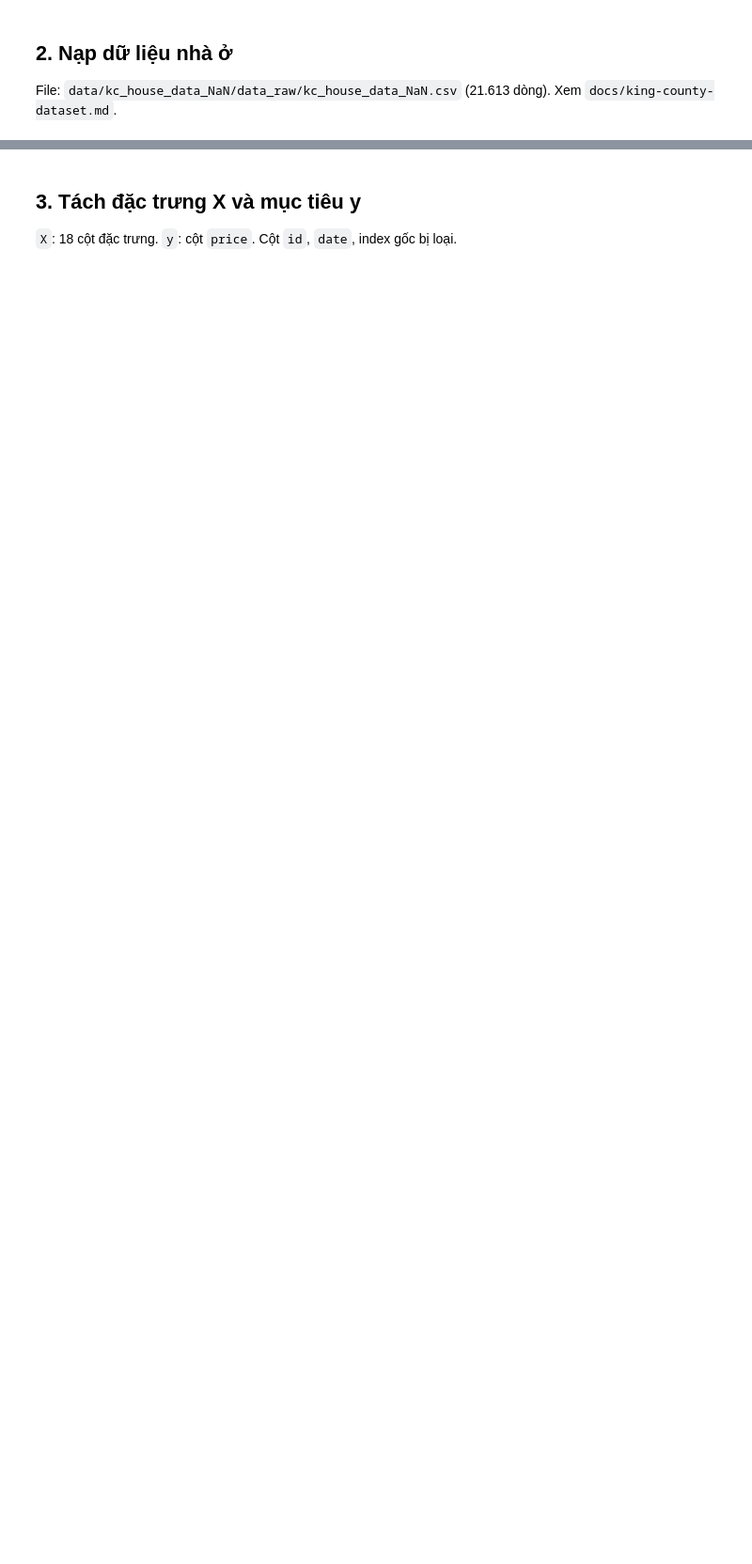
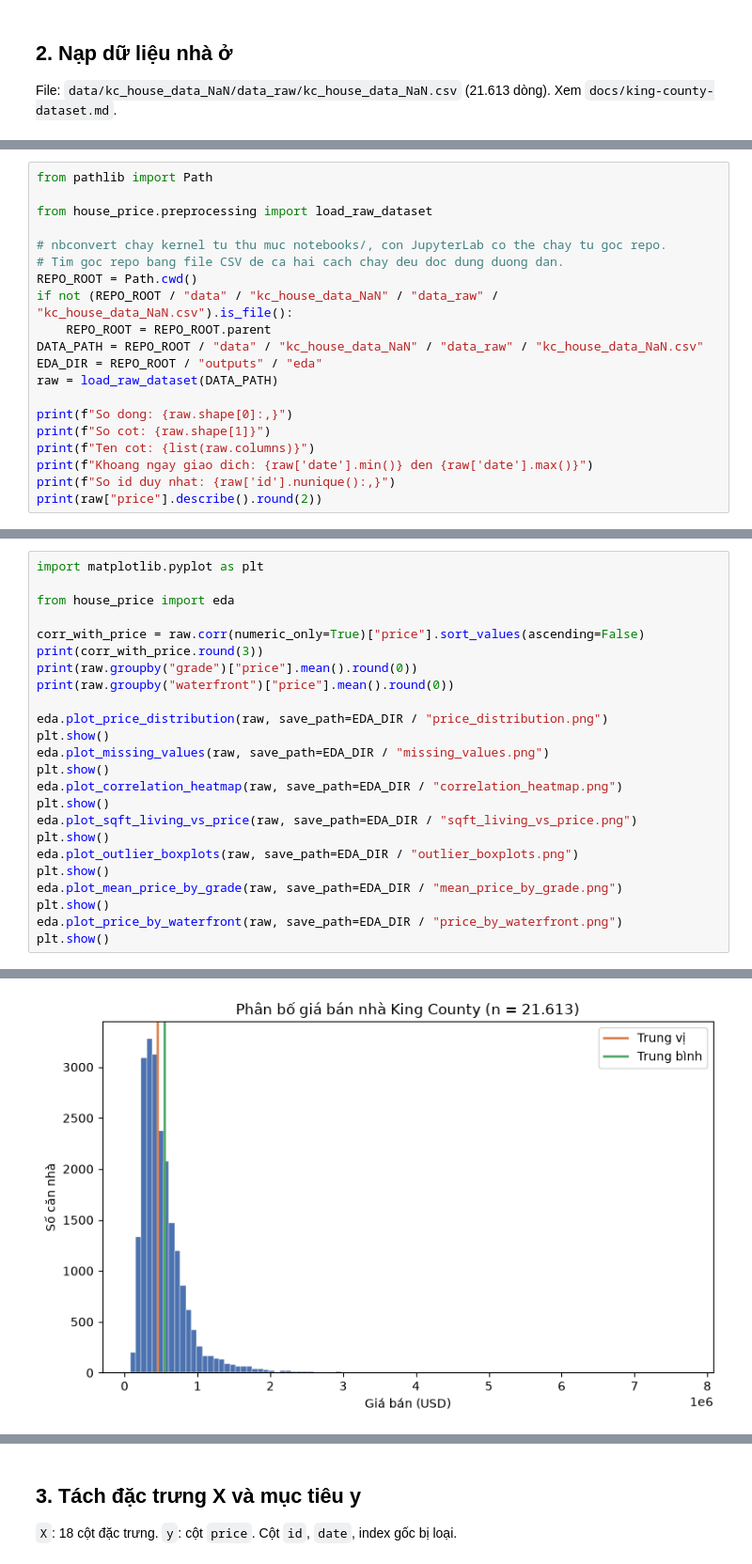
Before and after one commit to ThanhHuyMLE/Project_MachineLearning_Group5, a Jupyter notebook: notebooks/practice_04_mlp_regression.ipynb, the cells around one changed output, grey strips where cells are left out. Shown at 94% size. Cells and saved outputs as stored; diff of their text form; blank space fills up the shorter version.

Commit message:
DOCS(notebooks): add Student 1 analysis sections to practice notebook

```diff
--- a/notebooks/practice_04_mlp_regression.ipynb
+++ b/notebooks/practice_04_mlp_regression.ipynb
@@ -22,0 +33,20 @@ File: `data/kc_house_data_NaN/data_raw/kc_house_data_NaN.csv` (21.613 dòng). Xe
+# %%
+from pathlib import Path
+
+from house_price.preprocessing import load_raw_dataset
+
+# nbconvert chay kernel tu thu muc notebooks/, con JupyterLab co the chay tu goc repo.
+# Tim goc repo bang file CSV de ca hai cach chay deu doc dung duong dan.
+REPO_ROOT = Path.cwd()
+if not (REPO_ROOT / "data" / "kc_house_data_NaN" / "data_raw" / "kc_house_data_NaN.csv").is_file():
+    REPO_ROOT = REPO_ROOT.parent
+DATA_PATH = REPO_ROOT / "data" / "kc_house_data_NaN" / "data_raw" / "kc_house_data_NaN.csv"
+EDA_DIR = REPO_ROOT / "outputs" / "eda"
+raw = load_raw_dataset(DATA_PATH)
+
+print(f"So dong: {raw.shape[0]:,}")
+print(f"So cot: {raw.shape[1]}")
+print(f"Ten cot: {list(raw.columns)}")
+print(f"Khoang ngay giao dich: {raw['date'].min()} den {raw['date'].max()}")
+print(f"So id duy nhat: {raw['id'].nunique():,}")
+print(raw["price"].describe().round(2))
@@ -22,0 +120,25 @@ File: `data/kc_house_data_NaN/data_raw/kc_house_data_NaN.csv` (21.613 dòng). Xe
+# %%
+import matplotlib.pyplot as plt
+
+from house_price import eda
+
+corr_with_price = raw.corr(numeric_only=True)["price"].sort_values(ascending=False)
+print(corr_with_price.round(3))
+print(raw.groupby("grade")["price"].mean().round(0))
+print(raw.groupby("waterfront")["price"].mean().round(0))
+
+eda.plot_price_distribution(raw, save_path=EDA_DIR / "price_distribution.png")
+plt.show()
+eda.plot_missing_values(raw, save_path=EDA_DIR / "missing_values.png")
+plt.show()
+eda.plot_correlation_heatmap(raw, save_path=EDA_DIR / "correlation_heatmap.png")
+plt.show()
+eda.plot_sqft_living_vs_price(raw, save_path=EDA_DIR / "sqft_living_vs_price.png")
+plt.show()
+eda.plot_outlier_boxplots(raw, save_path=EDA_DIR / "outlier_boxplots.png")
+plt.show()
+eda.plot_mean_price_by_grade(raw, save_path=EDA_DIR / "mean_price_by_grade.png")
+plt.show()
+eda.plot_price_by_waterfront(raw, save_path=EDA_DIR / "price_by_waterfront.png")
+plt.show()
+# %% [output]
@@ -22,0 +162 @@ File: `data/kc_house_data_NaN/data_raw/kc_house_data_NaN.csv` (21.613 dòng). Xe
+[figure, added]
```
Also changed, not shown: parts of 21 cells of this notebook.
